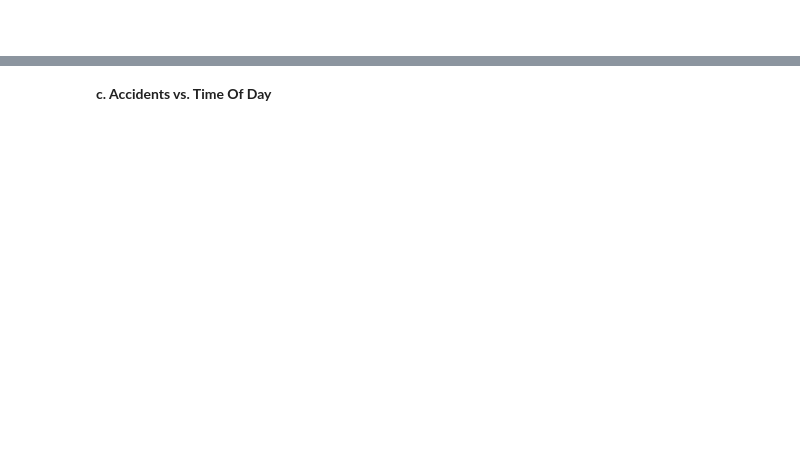
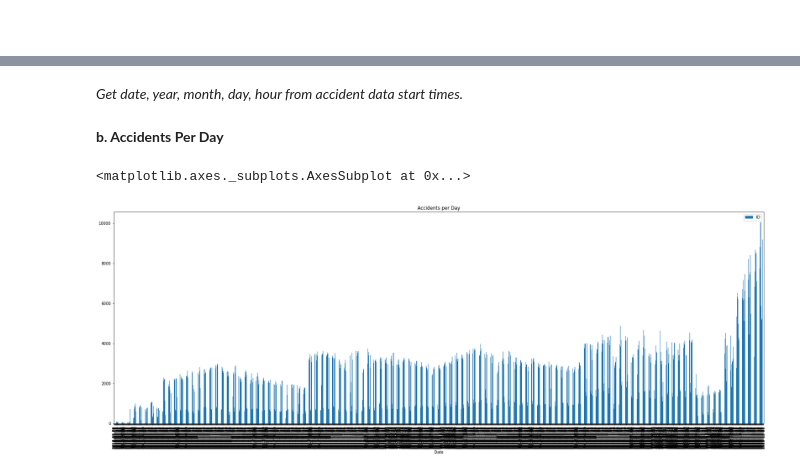
Before and after one commit to jleeboyd/US_Traffic_Accidents, a Jupyter notebook: Boyd_Final_Project.ipynb, the cells around one changed output, grey strips where cells are left out. Cells and saved outputs as stored; diff of their text form; code cells hidden in the pictures; blank space fills up the shorter version.

```diff
--- a/Boyd_Final_Project.ipynb
+++ b/Boyd_Final_Project.ipynb
@@ -169,2 +229,4 @@ accidents_per_pop[['Acc Per Pop']].plot.bar(title = 'Accidents Per State', figsi
+# %% [markdown]
+*Get date, year, month, day, hour from accident data start times.*
 # %% [markdown]
-**c. Accidents vs. Time Of Day**
+**b. Accidents Per Day**
@@ -176,0 +233,5 @@ accidents_per_time = data.groupby('Start_Time')[['ID']].count()
+# %%
+graphResults('Date', 'Accidents per Day', 30, 10, 'Date', True)
+# %% [output]
+<matplotlib.axes._subplots.AxesSubplot at 0x...>
+[figure, added]
```
Also changed, not shown: parts of 76 cells of this notebook.
